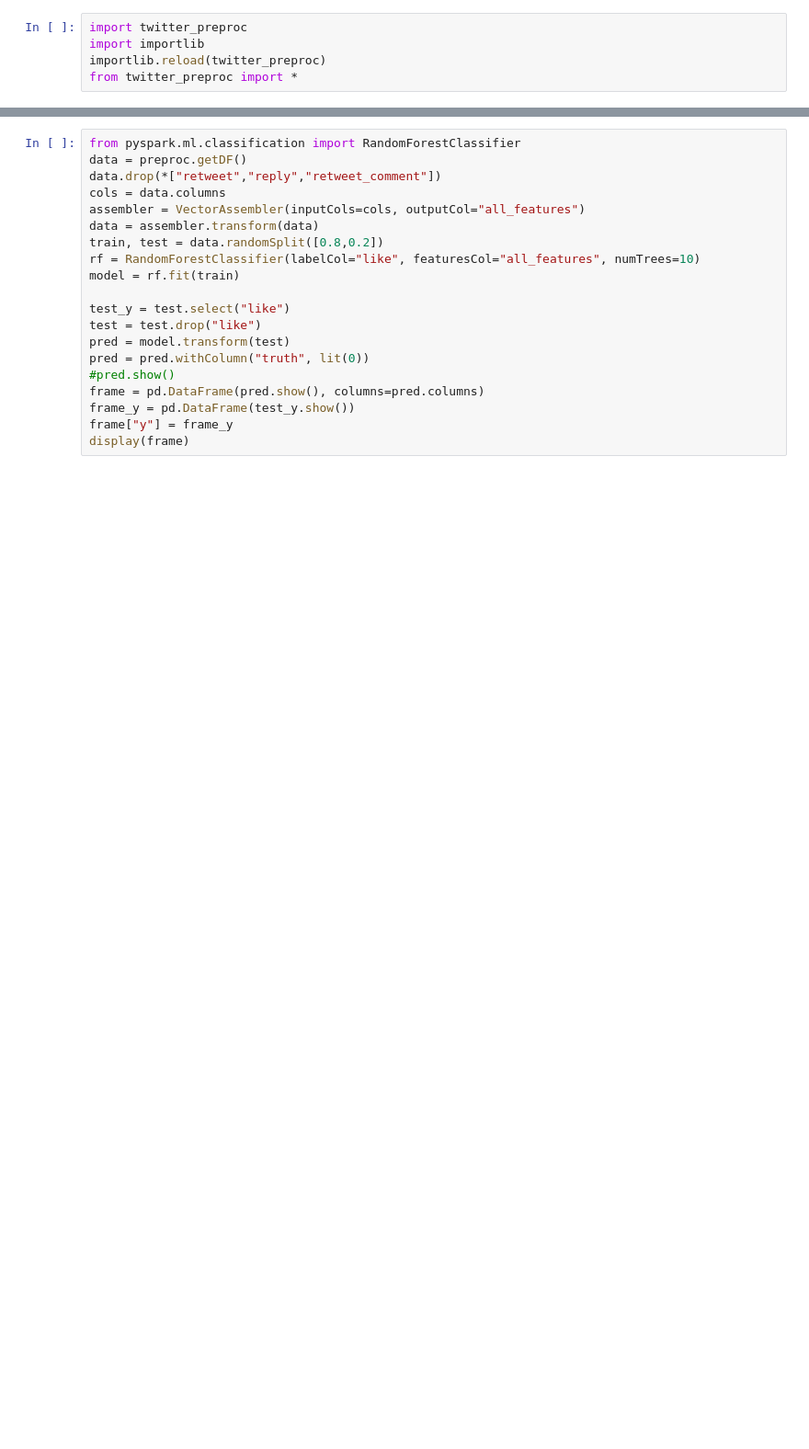
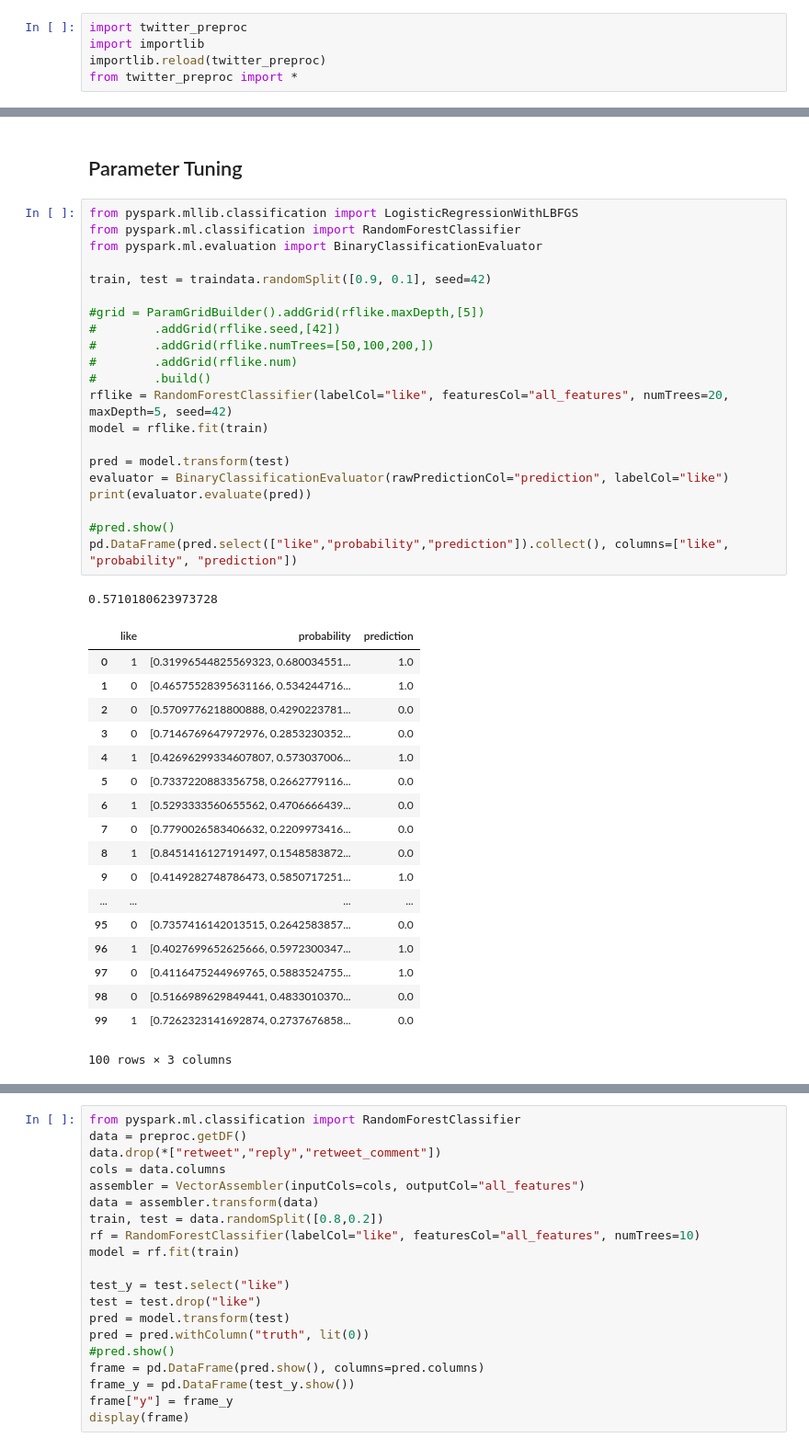
Before and after one commit to BrennerG/recsys-twitter, a Jupyter notebook: src/Twitter.ipynb, the cells around one changed output, grey strips where cells are left out. Shown: that part at 92% size. Cells and saved outputs as stored; diff of their text form; blank space fills up the shorter version.

```diff
--- a/src/Twitter.ipynb
+++ b/src/Twitter.ipynb
@@ -265,0 +391,43 @@ None
+# %% [markdown]
+## Parameter Tuning
+# %%
+from pyspark.mllib.classification import LogisticRegressionWithLBFGS
+from pyspark.ml.classification import RandomForestClassifier
+from pyspark.ml.evaluation import BinaryClassificationEvaluator
+
+train, test = traindata.randomSplit([0.9, 0.1], seed=42)
+
+#grid = ParamGridBuilder().addGrid(rflike.maxDepth,[5])
+#        .addGrid(rflike.seed,[42])
+#        .addGrid(rflike.numTrees=[50,100,200,])
+#        .addGrid(rflike.num)
+#        .build()
+rflike = RandomForestClassifier(labelCol="like", featuresCol="all_features", numTrees=20, maxDepth=5, seed=42)
+model = rflike.fit(train)
+
+pred = model.transform(test)
+evaluator = BinaryClassificationEvaluator(rawPredictionCol="prediction", labelCol="like")
+print(evaluator.evaluate(pred))
+
+#pred.show()
+pd.DataFrame(pred.select(["like","probability","prediction"]).collect(), columns=["like", "probability", "prediction"])
+# %% [output]
+0.5710180623973728
+|  | like | probability | prediction |
+| 0 | 1 | [0.31996544825569323, 0.680034551... | 1.0 |
+| 1 | 0 | [0.46575528395631166, 0.534244716... | 1.0 |
+| 2 | 0 | [0.5709776218800888, 0.4290223781... | 0.0 |
+| 3 | 0 | [0.7146769647972976, 0.2853230352... | 0.0 |
+| 4 | 1 | [0.42696299334607807, 0.573037006... | 1.0 |
+| 5 | 0 | [0.7337220883356758, 0.2662779116... | 0.0 |
+| 6 | 1 | [0.5293333560655562, 0.4706666439... | 0.0 |
+| 7 | 0 | [0.7790026583406632, 0.2209973416... | 0.0 |
+| 8 | 1 | [0.8451416127191497, 0.1548583872... | 0.0 |
+| 9 | 0 | [0.4149282748786473, 0.5850717251... | 1.0 |
+| ... | ... | ... | ... |
+| 95 | 0 | [0.7357416142013515, 0.2642583857... | 0.0 |
+| 96 | 1 | [0.4027699652625666, 0.5972300347... | 1.0 |
+| 97 | 0 | [0.4116475244969765, 0.5883524755... | 1.0 |
+| 98 | 0 | [0.5166989629849441, 0.4833010370... | 0.0 |
+| 99 | 1 | [0.7262323141692874, 0.2737676858... | 0.0 |
+100 rows × 3 columns
```
Also changed, not shown: parts of 6 cells of this notebook, 7 other files.
